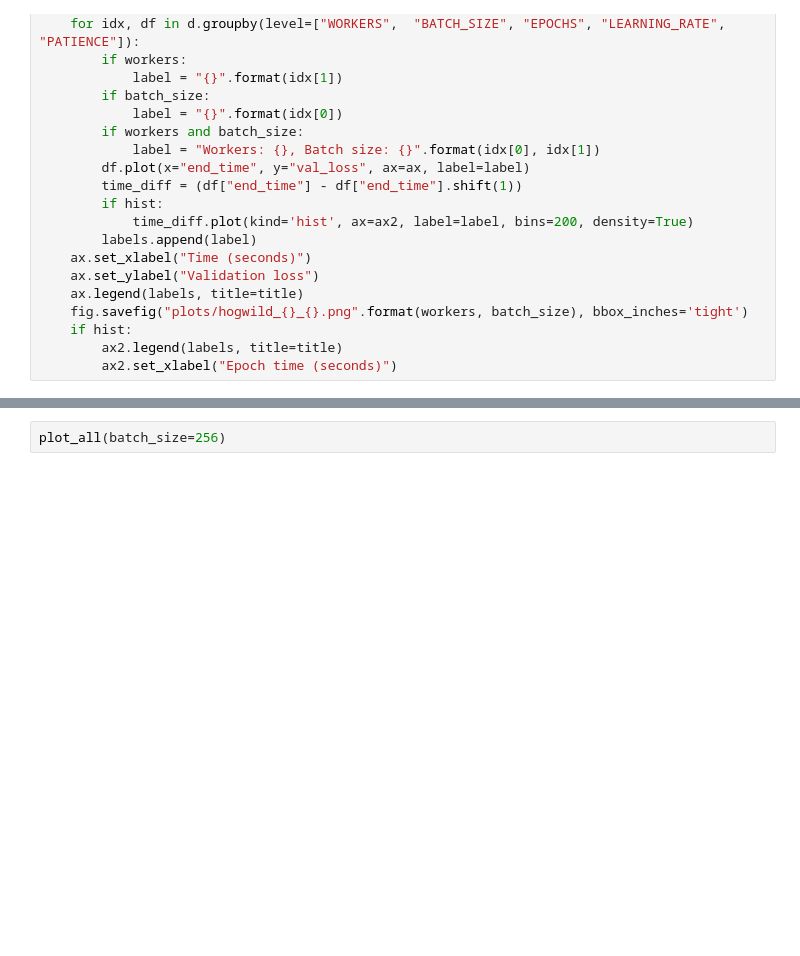
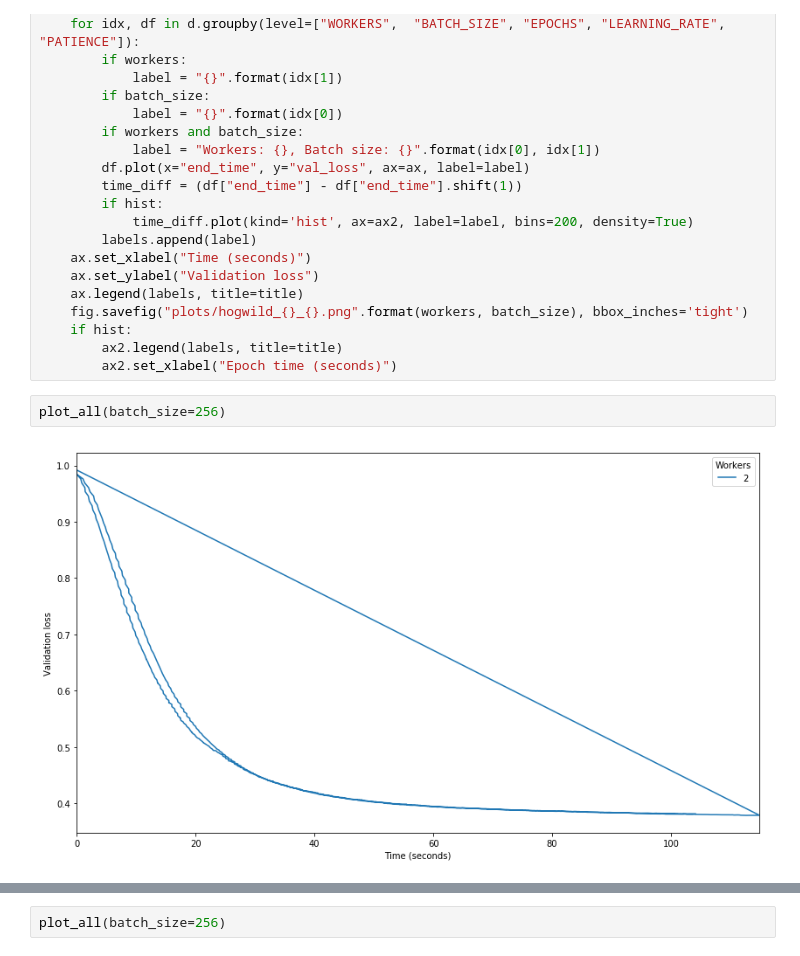
Before and after one commit to dudzicz/Systems-for-Data-Science, a Jupyter notebook: LogParser_HogWild.ipynb, the cells around one changed output, grey strips where cells are left out. Drawn from its saved outputs; the diff is of its cells as text; blank space fills up the shorter version.

```diff
--- a/LogParser_HogWild.ipynb
+++ b/LogParser_HogWild.ipynb
@@ -125,6 +125,10 @@ def plot_all(workers=None, batch_size=None, hist=False):
     if hist:
         ax2.legend(labels, title=title)
         ax2.set_xlabel("Epoch time (seconds)")
+# %%
+plot_all(batch_size=256)
+# %% [output]
+[figure, added]
 # %%
 plot_all(batch_size=256)
 # %% [output]
```
Also changed, not shown: parts of 1 cell of this notebook, 42 other files.
